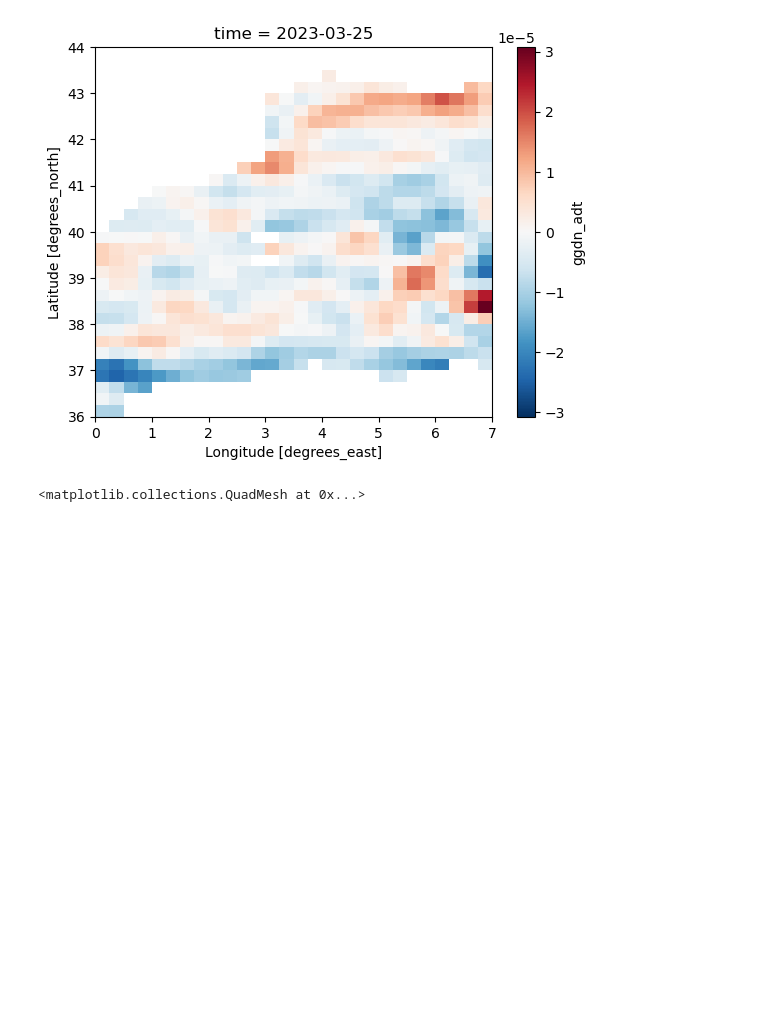
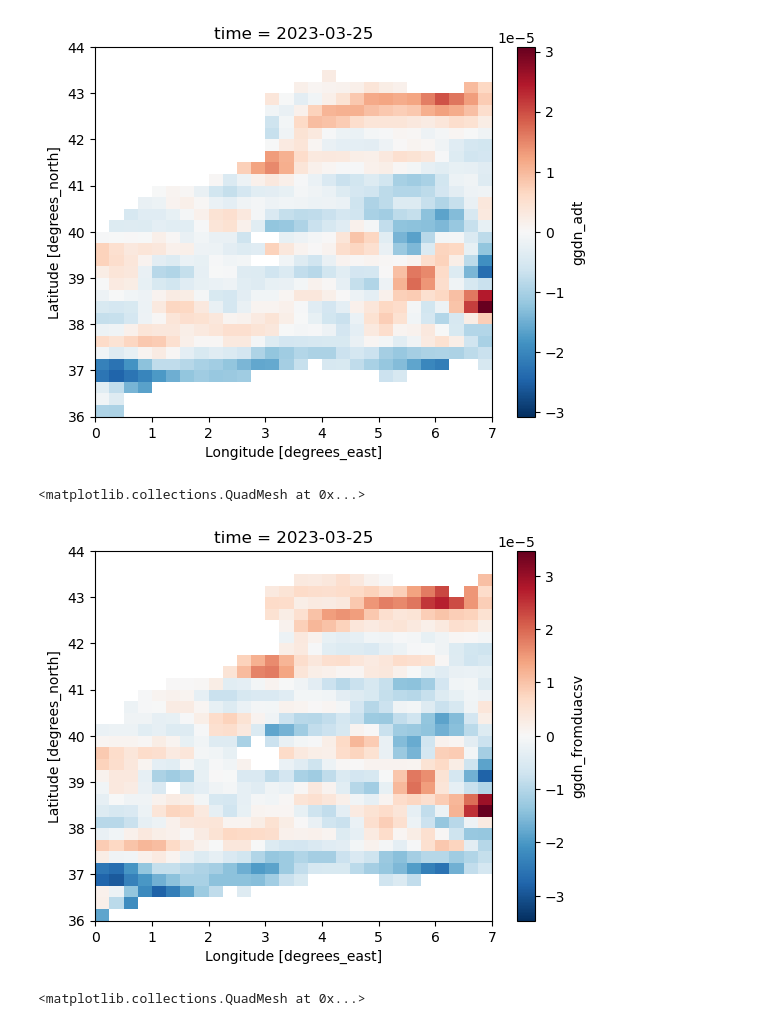
Before and after one commit to margot-demol/med_analysis, a Jupyter notebook: 05_csv_L4_altimetry.ipynb, the cells around one changed output. Cells and saved outputs as stored; diff of their text form; code cells hidden in the pictures; blank space fills up the shorter version.

```diff
--- a/05_csv_L4_altimetry.ipynb
+++ b/05_csv_L4_altimetry.ipynb
@@ -65,6 +85,10 @@ for ggd in ggd_variables :
     dlat_dy = 1/deglat_km
     dss['ggde_'+ggd] = g*dss[ggd].differentiate('longitude')*dlon_dx
     dss['ggdn_'+ggd] = g*dss[ggd].differentiate('latitude')*dlat_dy
+dss['f'] =  2 * 2 * np.pi / 86164.1 * np.sin(dss.latitude * np.pi / 180)
+dss['ggde_fromduacsv'] = dss.f * dss.vgos
+dss['ggdn_fromduacsv'] = - dss.f * dss.ugos
+
 lon = df.longitude.values
 lat = df.latitude.values
 t = pd.to_datetime(df.datetime).values
@@ -91,5 +115,10 @@ dss.isel(time=0).ggdn_adt.plot()
 # %% [output]
 <matplotlib.collections.QuadMesh at 0x...>
 [figure]
+# %%
+dss.isel(time=0).ggdn_fromduacsv.plot()
+# %% [output]
+<matplotlib.collections.QuadMesh at 0x...>
+[figure, added]
 # %%
 # TO CHOOSE
```
Also changed, not shown: parts of 4 cells of this notebook, 11 other files.
